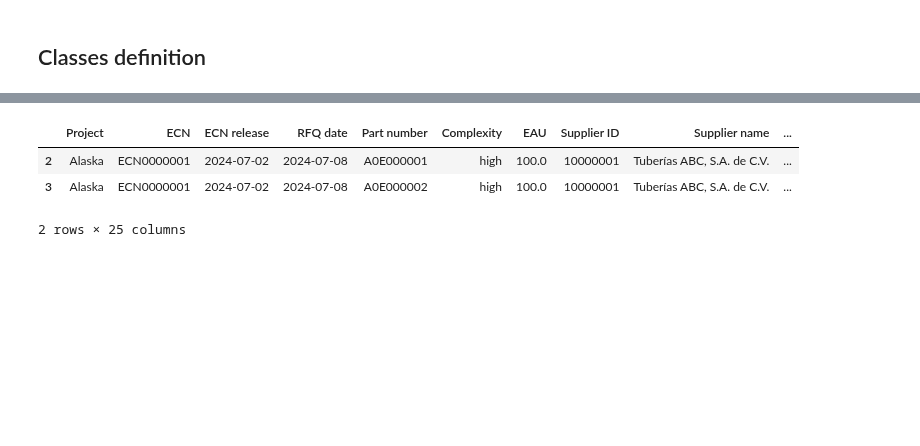
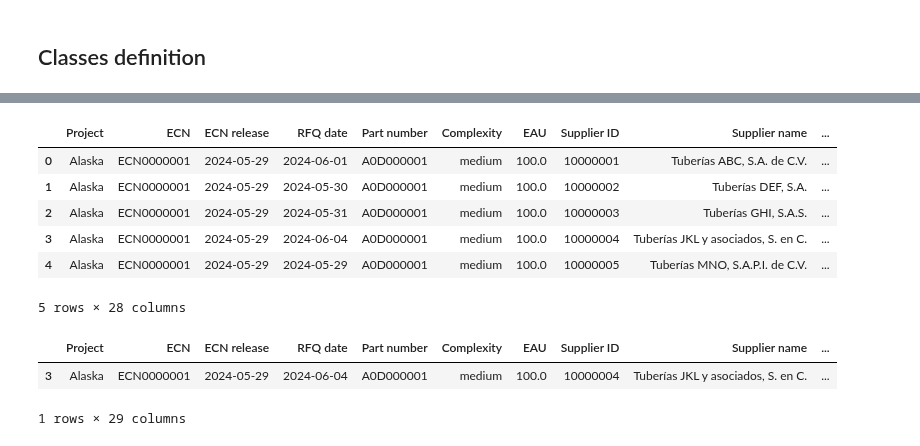
Before and after one commit to rubusarbaro/supplier-selection_fuzzy-logic_thesis, a Jupyter notebook: Simulation.ipynb, the cells around one changed output, grey strips where cells are left out. Drawn from its saved outputs; the diff is of its cells as text; code cells hidden in the pictures; blank space fills up the shorter version.

```diff
--- a/Simulation.ipynb
+++ b/Simulation.ipynb
@@ -441,7 +451,33 @@ class Environment:
     ppap_time = max(round(np.random.normal(loc=µ_ppap_time, scale=σ_ppap_time)), 0)
     contract_time = max(round(np.random.normal(loc=µ_contract_time, scale=σ_contract_time)), 0)
 
-    #for index in self.item_master[self.item_master[""]]
+    req_date = working_quotation.date + timedelta(days=req_time)
+    po_date = req_date + timedelta(days=po_time)
+    eta_date = po_date + timedelta(days=eta_time)
+    delivery_date = eta_date + timedelta(days=delivery_time)
+    documents_date = delivery_date + timedelta(days=documents_time)
+    isir_date = documents_date + timedelta(days=isir_time)
+    ppap_date = isir_date + timedelta(days=ppap_time)
+    contract_date = ppap_date + timedelta(days=contract_time)
+
+    if delivery_date <= ecn.project.important_dates["MCS"]:
+      mcs_ready = True
+    else:
+      mcs_ready = False
+
+    if ppap_date <= ecn.project.important_dates["Pilot"]:
+      pilot_ready = True
+    else:
+      pilot_ready = False
+
+    if contract_date <= ecn.project.important_dates["SOP"] - timedelta(weeks=6):
+      sop_ready = True
+    else:
+      sop_ready = False
+
+    self.item_master.loc[(self.item_master["ECN"] == ecn.ecn_id) & (self.item_master["Supplier ID"] == awarded_supplier.id), ["ETA", "Delivery date", "ISIR documents", "Req date", "PO date", "ISIR approval", "PPAP approval", "Contract date", "OTD", "Delivery time", "Awarded", "MCS ready", "Pilot ready", "SOP ready"]] = [eta_date, delivery_date, documents_date, req_date, po_date, isir_date, ppap_date, contract_date, otd, eta_time+delivery_time, True, mcs_ready, pilot_ready, sop_ready]
+
+    return self.item_master[(self.item_master["ECN"] == ecn.ecn_id) & (self.item_master["Supplier ID"] == awarded_supplier.id)]
 
   def quote_all_ecns(self):
     for ecn in self.ecns:
@@ -456,13 +492,13 @@ env = Environment()
 alaska = Project(name="Alaska", DF_date=date(2024,4,9), MCS_date=date(2024,6,17), Pilot_date=date(2024,8,1), SOP_date=date(2024,11,24))
 
 supplier_1 = Supplier(id="10000001", name="Tuberías ABC, S.A. de C.V.", price_profile="regular", quotation_profile="high", sample_delivery_punctuality_profile="regular")
-#supplier_2 = Supplier(id="10000002", name="Tuberías DEF, S.A.", price_profile="regular", quotation_profile="regular", sample_delivery_punctuality_profile="regular")
-#supplier_3 = Supplier(id="10000003", name="Tuberías GHI, S.A.S.", price_profile="high", quotation_profile="low", sample_delivery_punctuality_profile="regular")
-#supplier_4 = Supplier(id="10000004", name="Tuberías JKL y asociados, S. en C.", price_profile="high", quotation_profile="low", sample_delivery_punctuality_profile="low")
-#supplier_5 = Supplier(id="10000005", name="Tuberías MNO, S.A.P.I. de C.V.", price_profile="low", quotation_profile="low", sample_delivery_punctuality_profile="high")
+supplier_2 = Supplier(id="10000002", name="Tuberías DEF, S.A.", price_profile="regular", quotation_profile="regular", sample_delivery_punctuality_profile="regular")
+supplier_3 = Supplier(id="10000003", name="Tuberías GHI, S.A.S.", price_profile="high", quotation_profile="low", sample_delivery_punctuality_profile="regular")
+supplier_4 = Supplier(id="10000004", name="Tuberías JKL y asociados, S. en C.", price_profile="high", quotation_profile="low", sample_delivery_punctuality_profile="low")
+supplier_5 = Supplier(id="10000005", name="Tuberías MNO, S.A.P.I. de C.V.", price_profile="low", quotation_profile="low", sample_delivery_punctuality_profile="high")
 
-#env.add_suppliers([supplier_1, supplier_2, supplier_3, supplier_4, supplier_5])
-env.add_suppliers([supplier_1])
+env.add_suppliers([supplier_1, supplier_2, supplier_3, supplier_4, supplier_5])
+#env.add_suppliers([supplier_1])
 # %%
 env.gen_ecns(alaska, 10)
 # %%
@@ -489,7 +520,16 @@ env.quote_all_ecns()
 # %%
-env.item_master[(env.item_master["ECN"] == "ECN0000001") & (env.item_master["Complexity"] == "high")]
+env.item_master[env.item_master["ECN"] == "ECN0000001"]
 # %% [output]
 |  | Project | ECN | ECN release | RFQ date | Part number | Complexity | EAU | Supplier ID | Supplier name | ... |
-| 2 | Alaska | ECN0000001 | 2024-07-02 | 2024-07-08 | A0E000001 | high | 100.0 | 10000001 | Tuberías ABC, S.A. de C.V. | ... |
-| 3 | Alaska | ECN0000001 | 2024-07-02 | 2024-07-08 | A0E000002 | high | 100.0 | 10000001 | Tuberías ABC, S.A. de C.V. | ... |
+| 0 | Alaska | ECN0000001 | 2024-05-29 | 2024-06-01 | A0D000001 | medium | 100.0 | 10000001 | Tuberías ABC, S.A. de C.V. | ... |
+| 1 | Alaska | ECN0000001 | 2024-05-29 | 2024-05-30 | A0D000001 | medium | 100.0 | 10000002 | Tuberías DEF, S.A. | ... |
+| 2 | Alaska | ECN0000001 | 2024-05-29 | 2024-05-31 | A0D000001 | medium | 100.0 | 10000003 | Tuberías GHI, S.A.S. | ... |
+| 3 | Alaska | ECN0000001 | 2024-05-29 | 2024-06-04 | A0D000001 | medium | 100.0 | 10000004 | Tuberías JKL y asociados, S. en C. | ... |
+| 4 | Alaska | ECN0000001 | 2024-05-29 | 2024-05-29 | A0D000001 | medium | 100.0 | 10000005 | Tuberías MNO, S.A.P.I. de C.V. | ... |
-2 rows × 25 columns
+5 rows × 28 columns
+# %%
+env.implement_ecn(env.ecns[0], supplier_4)
+# %% [output]
+|  | Project | ECN | ECN release | RFQ date | Part number | Complexity | EAU | Supplier ID | Supplier name | ... |
+| 3 | Alaska | ECN0000001 | 2024-05-29 | 2024-06-04 | A0D000001 | medium | 100.0 | 10000004 | Tuberías JKL y asociados, S. en C. | ... |
+1 rows × 29 columns
```
Also changed, not shown: parts of 3 cells of this notebook.
